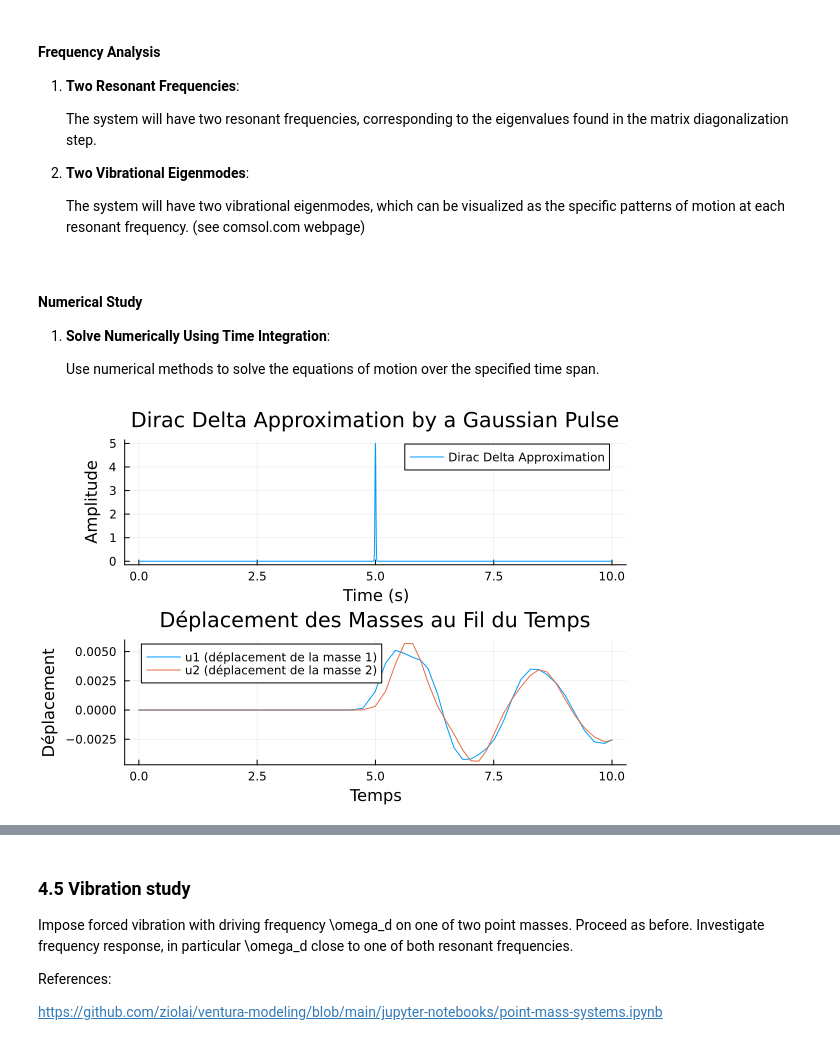
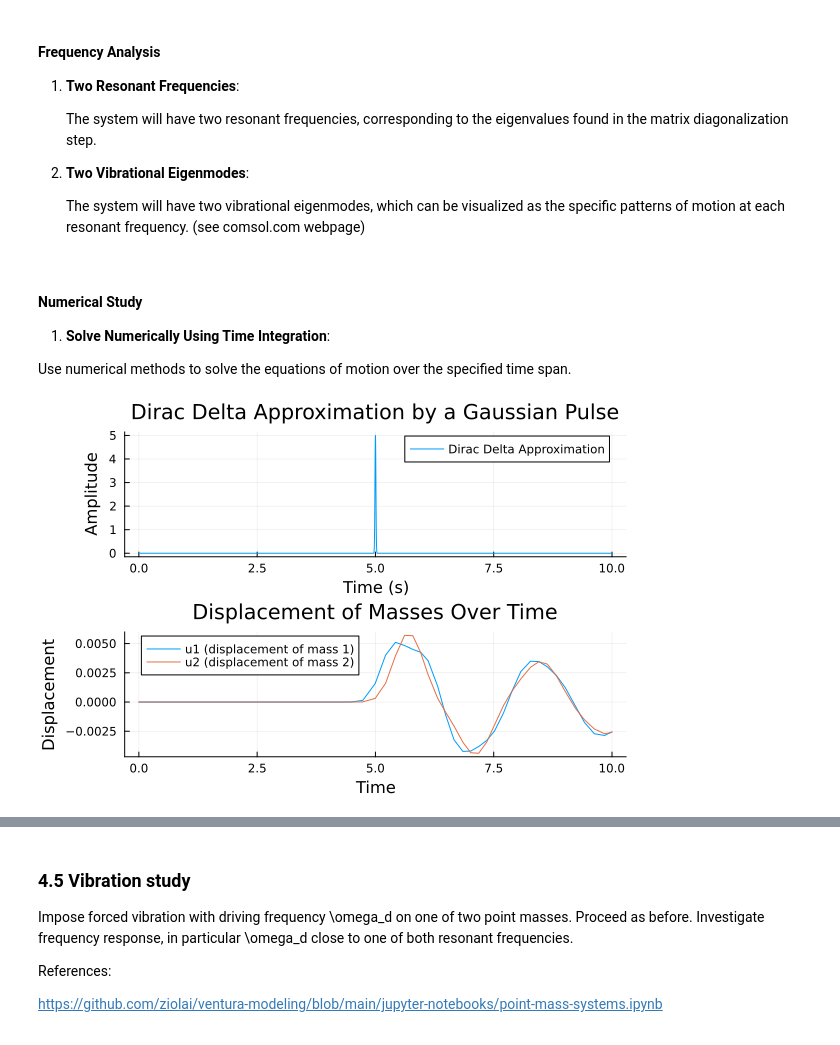
Before and after one commit to AnouchkaDESMETTRE/TU_Delft_Internship, a Jupyter notebook: TwoPointMassSystem.ipynb, the cells around one changed output, grey strips where cells are left out. Saved outputs shown, nothing was run; the diff lists cells and outputs as text; code cells hidden in the pictures.

```diff
--- a/TwoPointMassSystem.ipynb
+++ b/TwoPointMassSystem.ipynb
@@ -403,16 +456,0 @@ V = A.eigenvects()
-# %%
-# Define the Gaussian pulse which approximates a Dirac delta function
-function gaussian_pulse(t, t0, F0, sigma)
-    return F0 * exp(-((t - t0)^2) / (2 * sigma^2))
-end
-
-F = [0; 0; gaussian_pulse(t, t0, F0, sigma)/m1; 0]
-
-# Define modal coordinates q1, q2, q3, q4 as symbols
-@syms q1 q2 q3 q4
-
-# Define modal differential equations dq/dt = Aq
-dq = A * sympy.Matrix(q)
-
-# Assume initial conditions for modal coordinates
-q0 = [0.0, 0.0, 0.0, 0.0];
@@ -527,77 +563,77 @@ q_solutions
 
 1. **Solve Numerically Using Time Integration**:
 
-   Use numerical methods to solve the equations of motion over the specified time span.
+Use numerical methods to solve the equations of motion over the specified time span.
 # %%
 using DifferentialEquations
 using Plots
 
-# Définition des paramètres
-m1 = 75.0  # masse 1 (entre 50 et 100 kg)
-m2 = 85.0  # masse 2 (entre 50 et 100 kg)
-ω01 = 2.0  # fréquence de résonance pour la masse 1
-ω02 = 2.5  # fréquence de résonance pour la masse 2
+# Define parameters
+m1 = 75.0  # Mass 1 (between 50 and 100 kg)
+m2 = 85.0  # Mass 2 (between 50 and 100 kg)
+ω01 = 2.0  # Resonance frequency for mass 1
+ω02 = 2.5  # Resonance frequency for mass 2
 
-k1 = m1 * ω01^2  # constante du ressort k1
-k3 = m2 * ω02^2  # constante du ressort k3
-k2 = 1500.0      # constante du ressort k2 (choisie pour créer un couplage entre les masses)
+k1 = m1 * ω01^2  # Spring constant k1
+k3 = m2 * ω02^2  # Spring constant k3
+k2 = 1500.0      # Spring constant k2 (chosen to create coupling between the masses)
 
-γ1 = 20.0  # coefficient d'amortissement γ1
-γ2 = 25.0  # coefficient d'amortissement γ2
-γ3 = 30.0  # coefficient d'amortissement γ3
+γ1 = 20.0  # Damping coefficient γ1
+γ2 = 25.0  # Damping coefficient γ2
+γ3 = 30.0  # Damping coefficient γ3
 
-# Définition de la force externe impulsive (Dirac) sur la masse 1 à t = 0.5
+# Define the external impulsive force (Dirac) on mass 1 at t = 0.5
 F0 = 5
-t0 = 5.0                     # Time of impact
+t0 = 5.0                      # Time of impact
 sigma = 0.18                  # Width of Gaussian pulse
 epsilon = 0.01                # Width of the Dirac delta approximation
 
-# Define the Gaussian pulse which approximates a Dirac delta function
+# Define the Gaussian pulse function to approximate a Dirac delta function
 function gaussian_pulse(t, t0, F0, sigma)
     return F0 * exp(-((t - t0)^2) / (2 * sigma^2))
 end
 
-# Fonction pour la force externe sur la masse 2 (aucune force externe ici)
+# Function for external force on mass 2 (no external force here)
 F_external2(t) = 0.0
 
-# Définition du système d'ODE du premier ordre
+# Definition of the first-order ODE system
 function system!(du, u, p, t)
-    x1, v1, x2, v2 = u  # positions et vitesses
+    x1, v1, x2, v2 = u  # positions and velocities
 
     du[1] = v1
     du[2] = (gaussian_pulse(t, t0, F0, sigma) - γ1*v1 - γ2*(v1 - v2) - k1*x1 - k2*(x1 - x2)) / m1
     du[3] = v2
     du[4] = (F_external2(t) - γ3*v2 - γ2*(v2 - v1) - k3*x2 - k2*(x2 - x1)) / m2
 end
 
-# Conditions initiales : positions et vitesses initiales nulles
+# Initial conditions: zero initial positions and velocities
 u0 = [0.0, 0.0, 0.0, 0.0]
 
 # Time interval for plotting the Dirac delta approximation
 t = 0:0.001:10
 
 # Calculate the Dirac delta approximation
 dirac_approx = [gaussian_pulse(ti, t0, F0, epsilon) for ti in t]
 
-# Intervalle de temps pour la simulation
+# Time span for the simulation
 tspan = (0.0, 10.0)
 
 # Plot the Dirac delta approximation
 p0 = plot(t, dirac_approx, label="Dirac Delta Approximation", xlabel="Time (s)", ylabel="Amplitude", title="Dirac Delta Approximation by a Gaussian Pulse")
 
-# Définition du problème d'ODE du premier ordre
+# Define the first-order ODE problem
 prob = ODEProblem(system!, u0, tspan)
 
-# Résolution du problème avec la méthode Tsit5()
+# Solve the problem using the Tsit5() method
 sol = solve(prob, Tsit5())
 
-# Tracé des résultats des déplacements
-p1 = plot(sol.t, sol[1,:], label="u1 (déplacement de la masse 1)", xlabel="Temps", ylabel="Déplacement", title="Déplacement des Masses au Fil du Temps")
-plot!(sol.t, sol[3,:], label="u2 (déplacement de la masse 2)")
+# Plot the results of the displacements
+p1 = plot(sol.t, sol[1,:], label="u1 (displacement of mass 1)", xlabel="Time", ylabel="Displacement", title="Displacement of Masses Over Time")
+plot!(sol.t, sol[3,:], label="u2 (displacement of mass 2)")
 
 plot(p0, p1, layout = (2, 1))
 # %% [output]
-[figure, old version]
+[figure, new version]
 # %% [markdown]
 2. **Compare Analytical and Numerical Solutions**:
 
```
Also changed, not shown: parts of 34 cells of this notebook.
